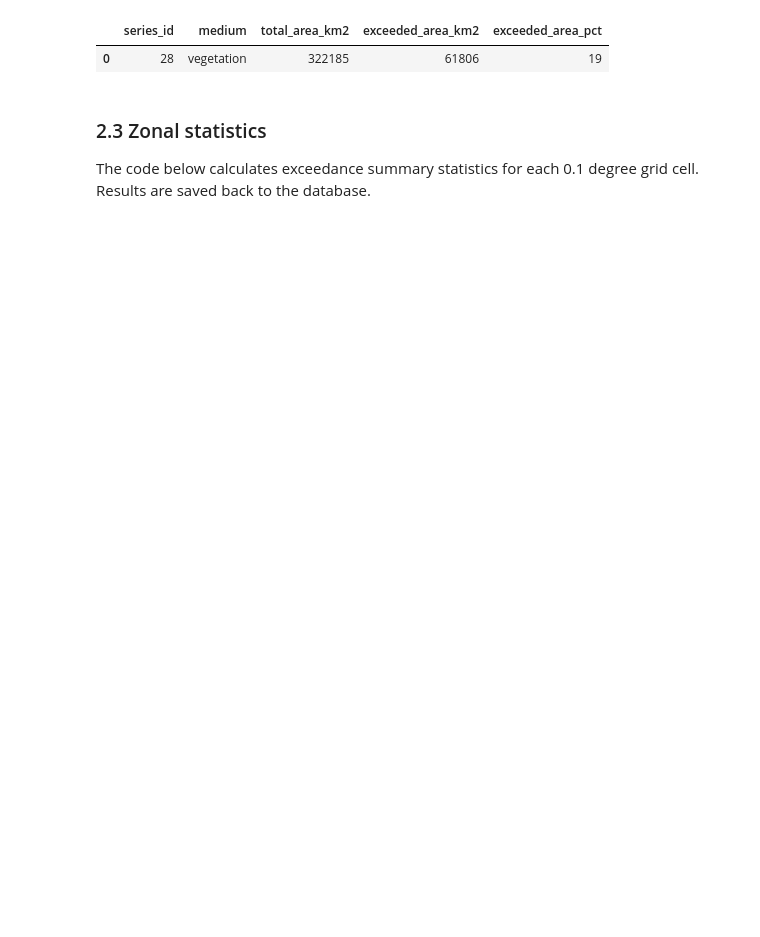
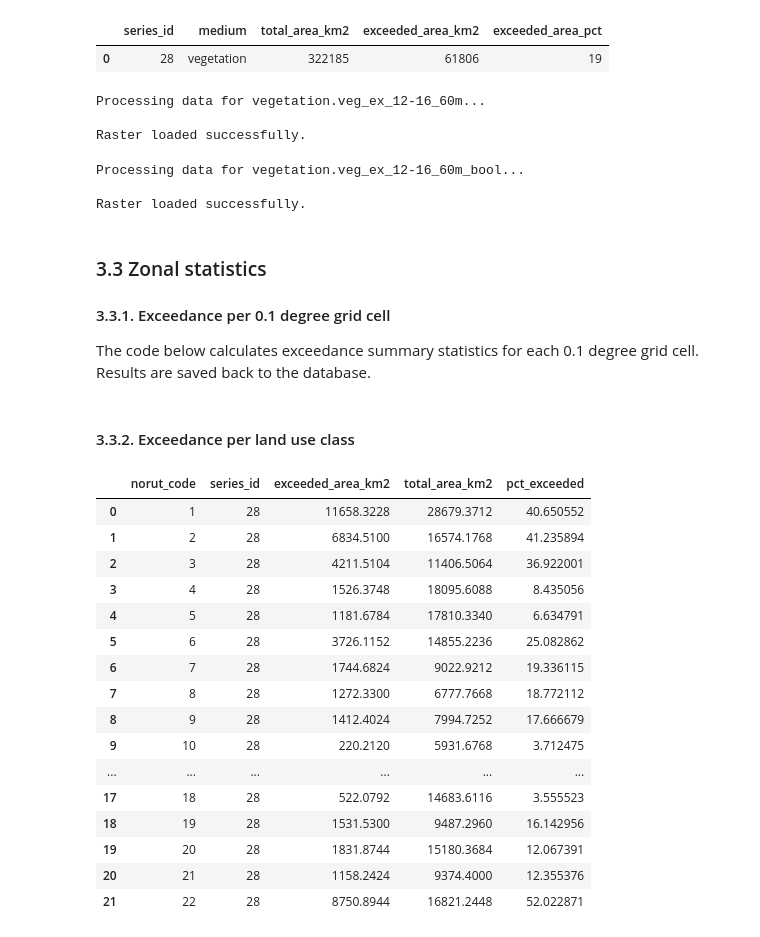
Before and after one commit to JamesSample/critical_loads_2, a Jupyter notebook: notebooks/03_vegetation_new_grid.ipynb, the cells around one changed output. Drawn from its saved outputs; the diff is of its cells as text; code cells hidden in the pictures; blank space fills up the shorter version.

```diff
--- a/notebooks/03_vegetation_new_grid.ipynb
+++ b/notebooks/03_vegetation_new_grid.ipynb
@@ -142,8 +224,9 @@ cl_tif = r'../../../data/raster/sat_veg_60m_cr_lds_div100.tif'
 # Output deposition .tif to create
 dep_tif = r'../../../data/raster/ndep_12-16_60m.tif'
 
-# Output exceedance .tif to create
+# Output exceedance .tifs to create
 ex_tif = r'../../../data/raster/veg_ex_12-16_60m.tif'
+ex_tif_bool = r'../../../data/raster/veg_ex_12-16_60m_bool.tif'
 # %%
 # Create a deposition raster
 cl.create_n_deposition_raster_0_1deg(ser_id, dep_tif, cl_tif, eng, ndv=-1)
@@ -162,8 +245,32 @@ ex_df.to_sql('national_summary',
              'summaries',
              if_exists='append',
              index=False)
+# %%
+# Add 60m exceedance grid to PostGIS
+nivapy.da.raster_to_postgis(ex_tif,
+                            'critical_loads',
+                            'vegetation',
+                            'veg_ex_12-16_60m',
+                            32633)
+# %% [output]
+Processing data for vegetation.veg_ex_12-16_60m...
+
+Raster loaded successfully.
+# %%
+# Add 60m boolean exceedance grid to PostGIS
+nivapy.da.raster_to_postgis(ex_tif_bool,
+                            'critical_loads',
+                            'vegetation',
+                            'veg_ex_12-16_60m_bool',
+                            32633)
+# %% [output]
+Processing data for vegetation.veg_ex_12-16_60m_bool...
+
+Raster loaded successfully.
 # %% [markdown]
-### 2.3 Zonal statistics
+### 3.3 Zonal statistics
+
+#### 3.3.1. Exceedance per 0.1 degree grid cell
 
 The code below calculates exceedance summary statistics for each 0.1 degree grid cell. Results are saved back to the database.
 # %%
@@ -172 +285,31 @@ gdf = cl.exceedance_stats_per_0_1deg_cell(ex_tif, ser_id, eng)
+# %% [markdown]
+#### 3.3.2. Exceedance per land use class
+# %%
+# Calc exceedance per land cover class
+veg_tif = r'../../../data/raster/sat_veg_60m_all.tif'
+df = cl.exceedance_stats_per_land_use_class(ex_tif_bool,
+                                            veg_tif,
+                                            ser_id,
+                                            eng,
+                                            nodata_value=255)
+
+df
+# %% [output]
+|  | norut_code | series_id | exceeded_area_km2 | total_area_km2 | pct_exceeded |
+| 0 | 1 | 28 | 11658.3228 | 28679.3712 | 40.650552 |
+| 1 | 2 | 28 | 6834.5100 | 16574.1768 | 41.235894 |
+| 2 | 3 | 28 | 4211.5104 | 11406.5064 | 36.922001 |
+| 3 | 4 | 28 | 1526.3748 | 18095.6088 | 8.435056 |
+| 4 | 5 | 28 | 1181.6784 | 17810.3340 | 6.634791 |
+| 5 | 6 | 28 | 3726.1152 | 14855.2236 | 25.082862 |
+| 6 | 7 | 28 | 1744.6824 | 9022.9212 | 19.336115 |
+| 7 | 8 | 28 | 1272.3300 | 6777.7668 | 18.772112 |
+| 8 | 9 | 28 | 1412.4024 | 7994.7252 | 17.666679 |
+| 9 | 10 | 28 | 220.2120 | 5931.6768 | 3.712475 |
+| ... | ... | ... | ... | ... | ... |
+| 17 | 18 | 28 | 522.0792 | 14683.6116 | 3.555523 |
+| 18 | 19 | 28 | 1531.5300 | 9487.2960 | 16.142956 |
+| 19 | 20 | 28 | 1831.8744 | 15180.3684 | 12.067391 |
+| 20 | 21 | 28 | 1158.2424 | 9374.4000 | 12.355376 |
+| 21 | 22 | 28 | 8750.8944 | 16821.2448 | 52.022871 |
 # %% [markdown]
```
Also changed, not shown: parts of 20 cells of this notebook, 3 other files.
